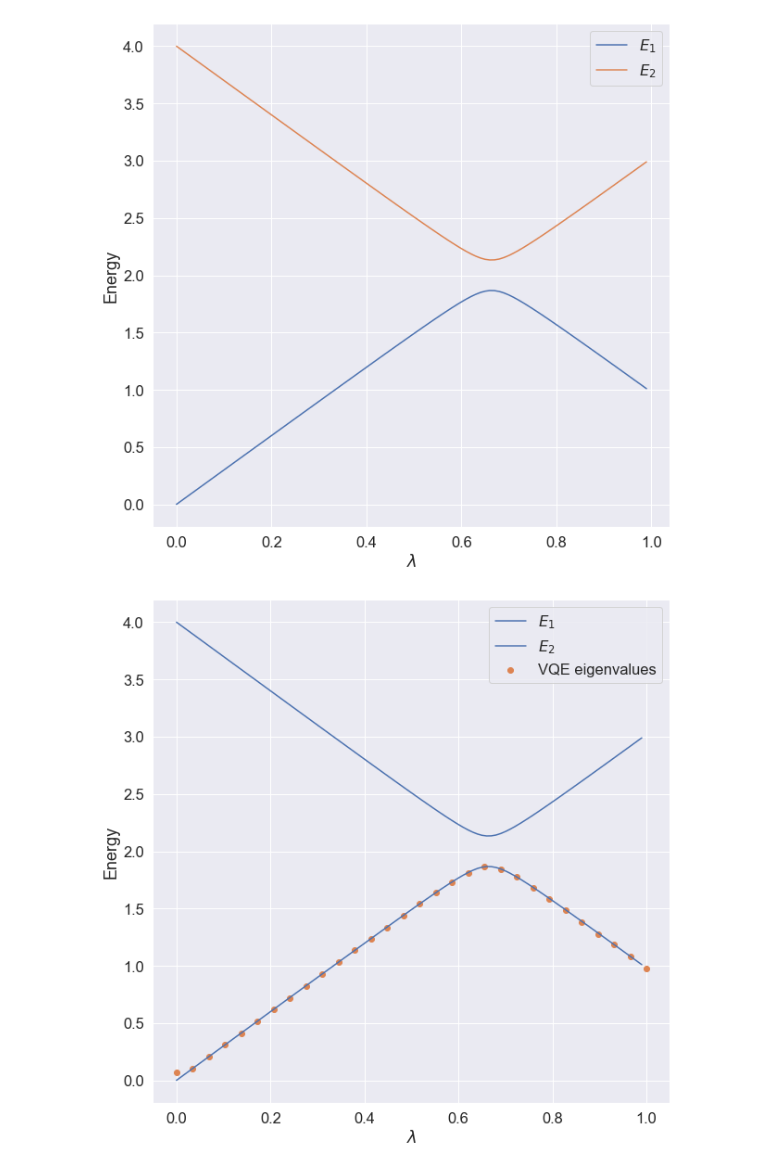
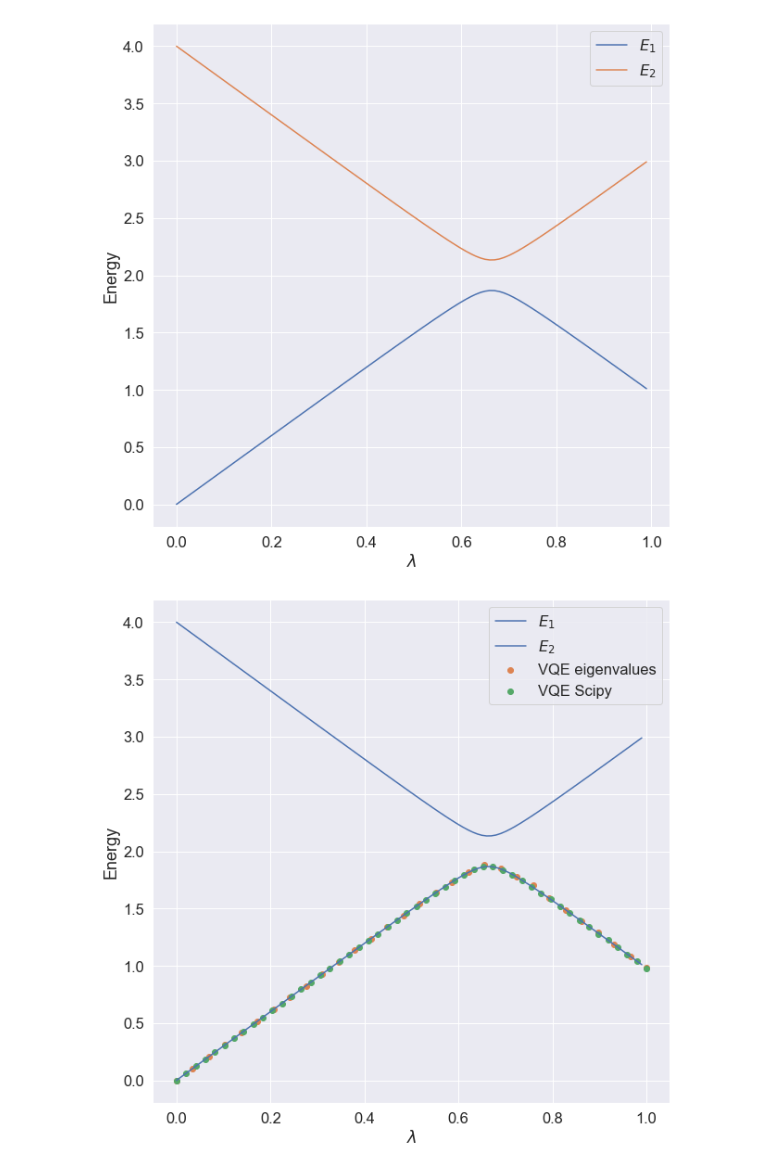
Before and after one commit to augude/FYS4411---Project-2, a Jupyter notebook: one_qubit_VQE.ipynb, the cells around one changed output. Drawn from its saved outputs; the diff is of its cells as text; code cells hidden in the pictures.

```diff
--- a/one_qubit_VQE.ipynb
+++ b/one_qubit_VQE.ipynb
@@ -107,9 +107,9 @@ def minimize_energy(lmb, number_shots, angles_0, learning_rate, max_epochs):
         epoch += 1
     return angles, epoch, (epoch < max_epochs), energy, delta_energy
 # %%
-number_shots_search = 1000
-number_shots = 1000
-learning_rate = 1.0
+number_shots_search = 10_000
+number_shots = 10_000
+learning_rate = 0.3
 max_epochs = 400
 lmbvalues = np.linspace(0.0, 1.0, 30)
 min_energy = np.zeros(len(lmbvalues))
@@ -122,14 +122,24 @@ for index, lmb in enumerate(tqdm(lmbvalues)):
         angles_0 = np.random.uniform(low = 0, high = np.pi, size = 2)
         angles, epochs[index], converged, energy, delta_energy = minimize_energy(lmb, number_shots_search, angles_0, learning_rate, max_epochs)
     min_energy[index] = get_energy(angles, lmb, number_shots)
+# %%
+from scipy.optimize import minimize
+number_shots = 10_000
+lmbvalues_scipy = np.linspace(0.0, 1.0, 50)
+min_energy_scipy = np.zeros(len(lmbvalues_scipy))
+for index, lmb in enumerate(tqdm(lmbvalues_scipy)):
+    angles_start = np.random.uniform(low = 0, high = np.pi, size = 4)
+    res = minimize(get_energy, angles_start, args = (lmb, number_shots), method = 'Powell', options = {'maxiter': 1000}, tol = 1e-5)
+    min_energy_scipy[index] = res.fun
 # %%
 fig, axs = plt.subplots(1, 1, figsize=(10, 10))
 for i in range(2):
     axs.plot(lmbvalues_ana, eigvals_ana[:,i], label=f'$E_{i+1}$', color = '#4c72b0')
 axs.scatter(lmbvalues, min_energy, label = 'VQE eigenvalues', color = '#dd8452')
+axs.scatter(lmbvalues_scipy, min_energy_scipy, label = 'VQE Scipy', color = '#55a868')
 axs.set_xlabel(r'$\lambda$')
 axs.set_ylabel('Energy')
 plt.legend()
 plt.show()
 # %% [output]
-[figure, old version]
+[figure, new version]
```
Also changed, not shown: parts of 2 cells of this notebook, 3 other files.
